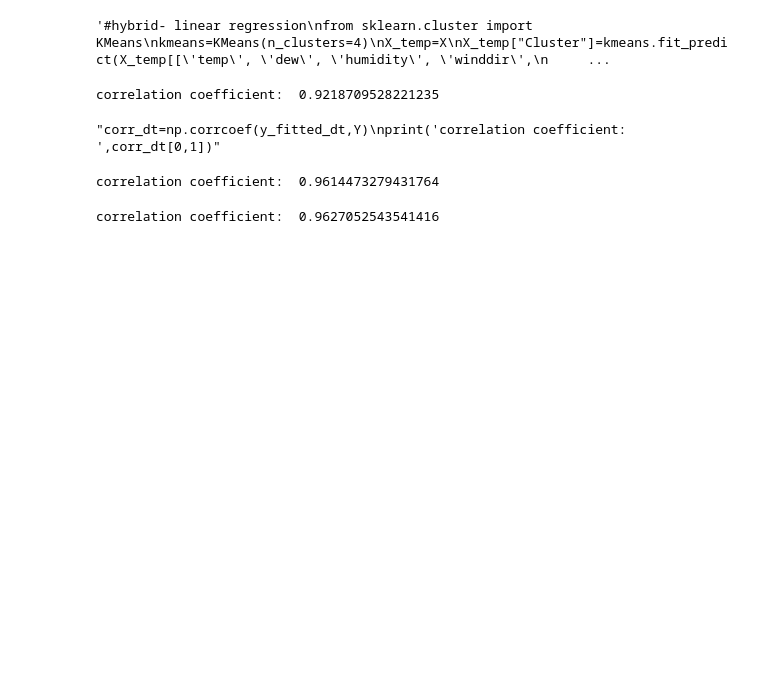
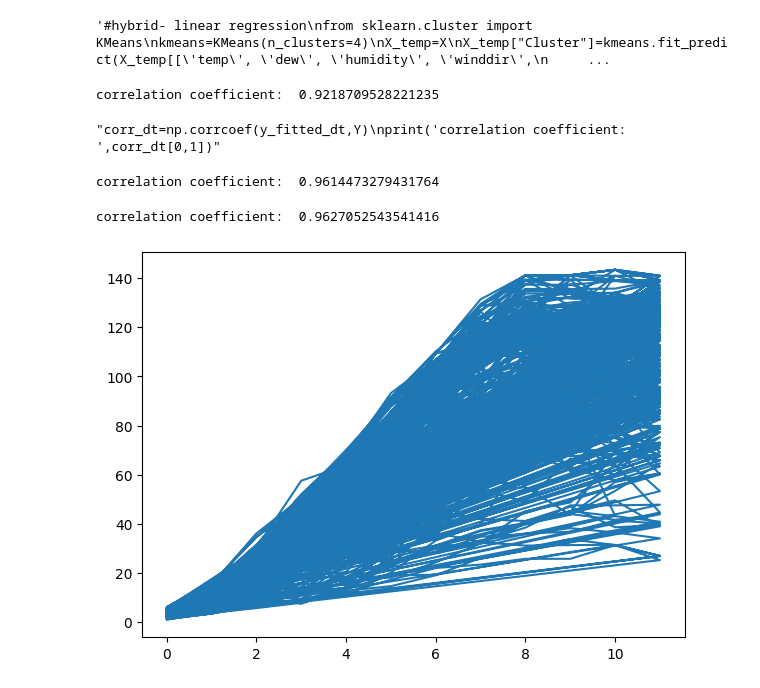
Before and after one commit to AksharaReddyPatlannagari/MAJOR-PROJECT, a Jupyter notebook: 2_model_fitting.ipynb, the cells around one changed output. Drawn from its saved outputs; the diff is of its cells as text; code cells hidden in the pictures; blank space fills up the shorter version.

```diff
--- a/2_model_fitting.ipynb
+++ b/2_model_fitting.ipynb
@@ -496,6 +496,12 @@ corr_xgb=np.corrcoef(y_fitted_xgb,Y)
 print('correlation coefficient: ',corr_xgb[0,1])
 # %% [output]
 correlation coefficient:  0.9627052543541416
+# %%
+fig, ax = plt.subplots()
+ax.plot(X['Time'], y_fitted_xgb)
+plt.show()
+# %% [output]
+[figure, added]
 # %%
 fig, ax = plt.subplots()
 ax.hist(residual_l, bins=100, color="black", label=' Mutliple Linear Regression', histtype='step')
```
Also changed, not shown: parts of 6 cells of this notebook, 5 other files.
